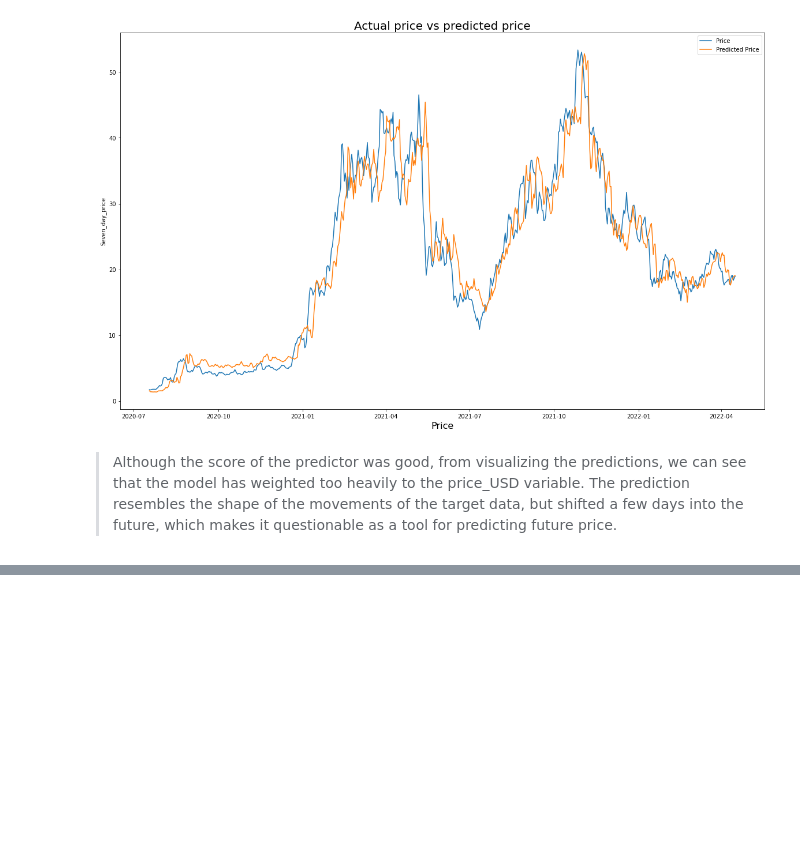
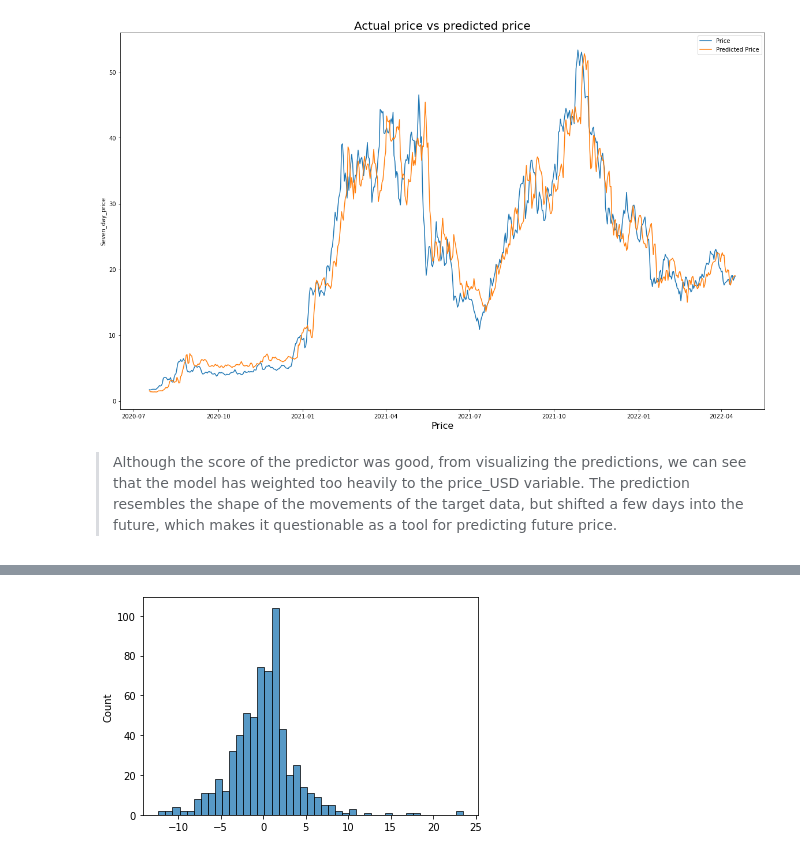
Before and after one commit to inherentspice/Polkadot-Price-Prediction, a Jupyter notebook: polkadot_sklearn/polkadot_price_prediction.ipynb, the cells around one changed output, grey strips where cells are left out. Saved outputs shown, nothing was run; the diff lists cells and outputs as text; code cells hidden in the pictures; blank space fills up the shorter version.

```diff
--- a/polkadot_sklearn/polkadot_price_prediction.ipynb
+++ b/polkadot_sklearn/polkadot_price_prediction.ipynb
@@ -249,0 +225,4 @@ df_merged
+# %%
+sns.histplot(historic_difference);
+# %% [output]
+[figure, added]
```
Also changed, not shown: parts of 6 cells of this notebook.
